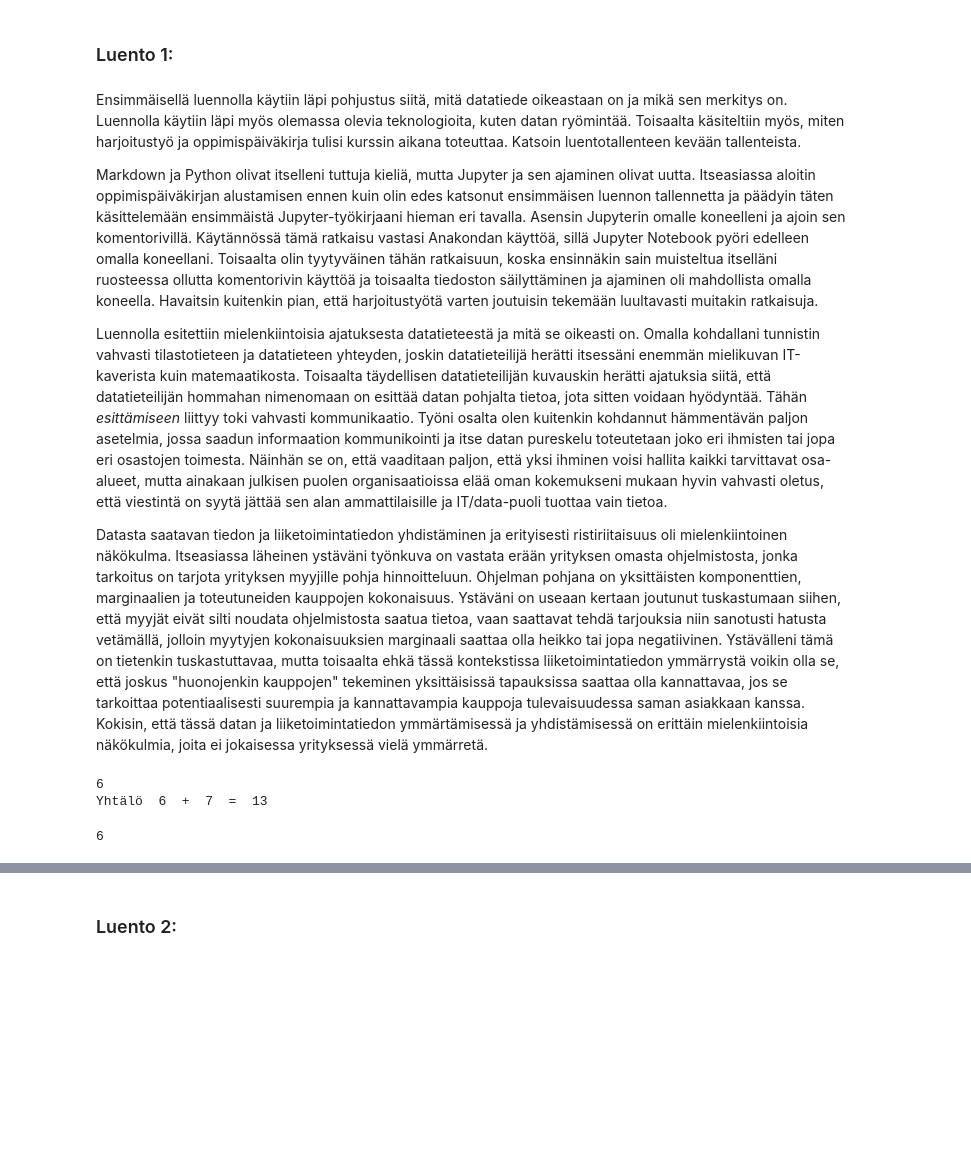
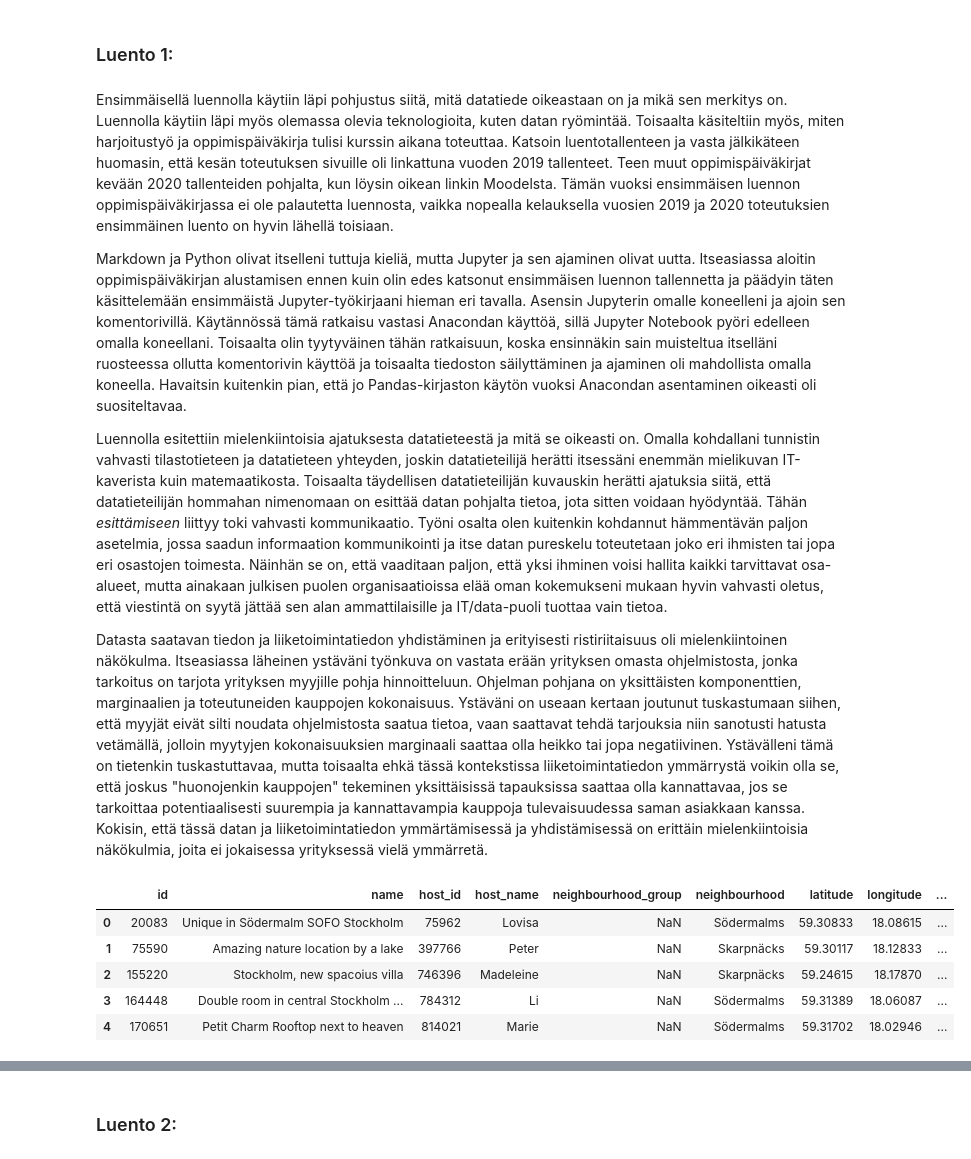
Before and after one commit to noorasaros/JODA2021_oppimispk, a Jupyter notebook: oppimispk.ipynb, the cells around one changed output, grey strips where cells are left out. Cells and saved outputs as stored; diff of their text form; code cells hidden in the pictures; blank space fills up the shorter version.

```diff
--- a/oppimispk.ipynb
+++ b/oppimispk.ipynb
@@ -13,26 +13,10 @@ Tämä oppimispäiväkirja löytyy julkaistuna <a href="https://github.com/noora
 # %% [markdown]
 ### Luento 1:
 # %% [markdown]
-<p>Ensimmäisellä luennolla käytiin läpi pohjustus siitä, mitä datatiede oikeastaan on ja mikä sen merkitys on. Luennolla käytiin läpi myös olemassa olevia teknologioita, kuten datan ryömintää. Toisaalta käsiteltiin myös, miten harjoitustyö ja oppimispäiväkirja tulisi kurssin aikana toteuttaa. Katsoin luentotallenteen kevään tallenteista.</p>
+<p>Ensimmäisellä luennolla käytiin läpi pohjustus siitä, mitä datatiede oikeastaan on ja mikä sen merkitys on. Luennolla käytiin läpi myös olemassa olevia teknologioita, kuten datan ryömintää. Toisaalta käsiteltiin myös, miten harjoitustyö ja oppimispäiväkirja tulisi kurssin aikana toteuttaa. Katsoin luentotallenteen ja vasta jälkikäteen huomasin, että kesän toteutuksen sivuille oli linkattuna vuoden 2019 tallenteet. Teen muut oppimispäiväkirjat kevään 2020 tallenteiden pohjalta, kun löysin oikean linkin Moodelsta. Tämän vuoksi ensimmäisen luennon oppimispäiväkirjassa ei ole palautetta luennosta, vaikka nopealla kelauksella vuosien 2019 ja 2020 toteutuksien ensimmäinen luento on hyvin lähellä toisiaan.</p>
 
-<p>Markdown ja Python olivat itselleni tuttuja kieliä, mutta Jupyter ja sen ajaminen olivat uutta. Itseasiassa aloitin oppimispäiväkirjan alustamisen ennen kuin olin edes katsonut ensimmäisen luennon tallennetta ja päädyin täten käsittelemään ensimmäistä Jupyter-työkirjaani hieman eri tavalla. Asensin Jupyterin omalle koneelleni ja ajoin sen komentorivillä. Käytännössä tämä ratkaisu vastasi Anakondan käyttöä, sillä Jupyter Notebook pyöri edelleen omalla koneellani. Toisaalta olin tyytyväinen tähän ratkaisuun, koska ensinnäkin sain muisteltua itselläni ruosteessa ollutta komentorivin käyttöä ja toisaalta tiedoston säilyttäminen ja ajaminen oli mahdollista omalla koneella. Havaitsin kuitenkin pian, että harjoitustyötä varten joutuisin tekemään luultavasti muitakin ratkaisuja.</p>
+<p>Markdown ja Python olivat itselleni tuttuja kieliä, mutta Jupyter ja sen ajaminen olivat uutta. Itseasiassa aloitin oppimispäiväkirjan alustamisen ennen kuin olin edes katsonut ensimmäisen luennon tallennetta ja päädyin täten käsittelemään ensimmäistä Jupyter-työkirjaani hieman eri tavalla. Asensin Jupyterin omalle koneelleni ja ajoin sen komentorivillä. Käytännössä tämä ratkaisu vastasi Anacondan käyttöä, sillä Jupyter Notebook pyöri edelleen omalla koneellani. Toisaalta olin tyytyväinen tähän ratkaisuun, koska ensinnäkin sain muisteltua itselläni ruosteessa ollutta komentorivin käyttöä ja toisaalta tiedoston säilyttäminen ja ajaminen oli mahdollista omalla koneella. Havaitsin kuitenkin pian, että jo Pandas-kirjaston käytön vuoksi Anacondan asentaminen oikeasti oli suositeltavaa.</p>
 
 <p>Luennolla esitettiin mielenkiintoisia ajatuksesta datatieteestä ja mitä se oikeasti on. Omalla kohdallani tunnistin vahvasti tilastotieteen ja datatieteen yhteyden, joskin datatieteilijä herätti itsessäni enemmän mielikuvan IT-kaverista kuin matemaatikosta. Toisaalta täydellisen datatieteilijän kuvauskin herätti ajatuksia siitä, että datatieteilijän hommahan nimenomaan on esittää datan pohjalta tietoa, jota sitten voidaan hyödyntää. Tähän <i>esittämiseen</i> liittyy toki vahvasti kommunikaatio. Työni osalta olen kuitenkin kohdannut hämmentävän paljon asetelmia, jossa saadun informaation kommunikointi ja itse datan pureskelu toteutetaan joko eri ihmisten tai jopa eri osastojen toimesta. Näinhän se on, että vaaditaan paljon, että yksi ihminen voisi hallita kaikki tarvittavat osa-alueet, mutta ainakaan julkisen puolen organisaatioissa elää oman kokemukseni mukaan hyvin vahvasti oletus, että viestintä on syytä jättää sen alan ammattilaisille ja IT/data-puoli tuottaa vain tietoa.</p>
 
 <p>Datasta saatavan tiedon ja liiketoimintatiedon yhdistäminen ja erityisesti ristiriitaisuus oli mielenkiintoinen näkökulma. Itseasiassa läheinen ystäväni työnkuva on vastata erään yrityksen omasta ohjelmistosta, jonka tarkoitus on tarjota yrityksen myyjille pohja hinnoitteluun. Ohjelman pohjana on yksittäisten komponenttien, marginaalien ja toteutuneiden kauppojen kokonaisuus. Ystäväni on useaan kertaan joutunut tuskastumaan siihen, että myyjät eivät silti noudata ohjelmistosta saatua tietoa, vaan saattavat tehdä tarjouksia niin sanotusti hatusta vetämällä, jolloin myytyjen kokonaisuuksien marginaali saattaa olla heikko tai jopa negatiivinen. Ystävälleni tämä on tietenkin tuskastuttavaa, mutta toisaalta ehkä tässä kontekstissa liiketoimintatiedon ymmärrystä voikin olla se, että joskus "huonojenkin kauppojen" tekeminen yksittäisissä tapauksissa saattaa olla kannattavaa, jos se tarkoittaa potentiaalisesti suurempia ja kannattavampia kauppoja tulevaisuudessa saman asiakkaan kanssa. Kokisin, että tässä datan ja liiketoimintatiedon ymmärtämisessä ja yhdistämisessä on erittäin mielenkiintoisia näkökulmia, joita ei jokaisessa yrityksessä vielä ymmärretä.</p>
-# %%
-# Ensimmäinen kokeilu kirjoittaa Pythonia Jupyter-työkirjan sisään
-# ja samalla muistelua Pythonin kirjoittamisesta noin 6 vuoden takaa.
-x = int(input())
-y = x+1
-z = x + y
-print('Yhtälö ', x,' + ', y,' = ', z)
-# %% [output]
-6
-Yhtälö  6  +  7  =  13
-# %%
-# Onkohan nää rivit yhteydessä toisiinsa?
-print(x)
-# On! Kauheen kätevää.
-# %% [output]
-6
@@ -38,0 +28,10 @@ print(x)
+# %%
+# Näytetään taulukon 5 ensimmäistä riviä, jotta voidaan tutustua dataan.
+df.head()
+# %% [output]
+|  | id | name | host_id | host_name | neighbourhood_group | neighbourhood | latitude | longitude | ... |
+| 0 | 20083 | Unique in Södermalm SOFO Stockholm | 75962 | Lovisa | NaN | Södermalms | 59.30833 | 18.08615 | ... |
+| 1 | 75590 | Amazing nature location by a lake | 397766 | Peter | NaN | Skarpnäcks | 59.30117 | 18.12833 | ... |
+| 2 | 155220 | Stockholm, new spacoius villa | 746396 | Madeleine | NaN | Skarpnäcks | 59.24615 | 18.17870 | ... |
+| 3 | 164448 | Double room in central Stockholm ... | 784312 | Li | NaN | Södermalms | 59.31389 | 18.06087 | ... |
+| 4 | 170651 | Petit Charm Rooftop next to heaven | 814021 | Marie | NaN | Södermalms | 59.31702 | 18.02946 | ... |
```
Also changed, not shown: parts of 9 cells of this notebook, 2 other files.
